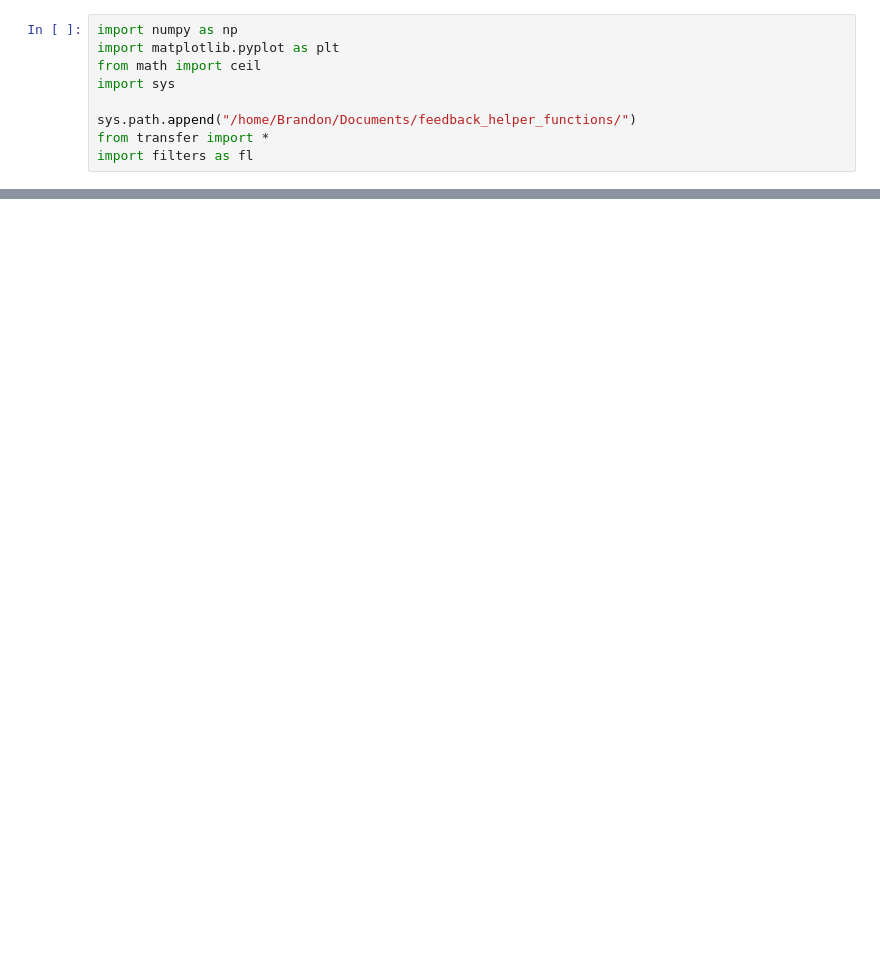
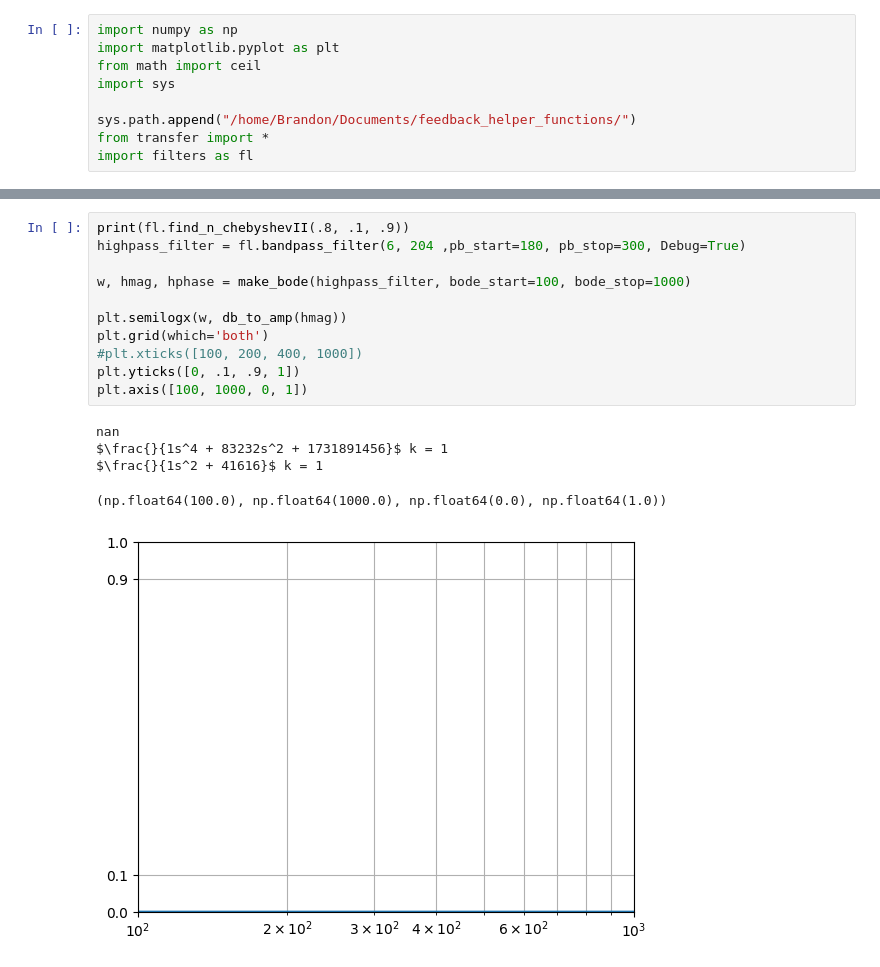
Before and after one commit to Brandon-Vetter/feedback_helper_functions, a Jupyter notebook: chekov_filter.ipynb, the cells around one changed output, grey strips where cells are left out. Saved outputs shown, nothing was run; the diff lists cells and outputs as text; blank space fills up the shorter version.

```diff
--- a/chekov_filter.ipynb
+++ b/chekov_filter.ipynb
@@ -43,0 +186,17 @@ $\frac{1}{1.0s^4 + 0.9836356304188945s^3 + 1.483769526714788s^2 + 0.775242018446
+# %%
+print(fl.find_n_chebyshevII(.8, .1, .9))
+highpass_filter = fl.bandpass_filter(6, 204 ,pb_start=180, pb_stop=300, Debug=True)
+
+w, hmag, hphase = make_bode(highpass_filter, bode_start=100, bode_stop=1000)
+
+plt.semilogx(w, db_to_amp(hmag))
+plt.grid(which='both')
+#plt.xticks([100, 200, 400, 1000])
+plt.yticks([0, .1, .9, 1])
+plt.axis([100, 1000, 0, 1])
+# %% [output]
+nan
+$\frac{}{1s^4 + 83232s^2 + 1731891456}$ k = 1
+$\frac{}{1s^2 + 41616}$ k = 1
+(np.float64(100.0), np.float64(1000.0), np.float64(0.0), np.float64(1.0))
+[figure, added]
```
Also changed, not shown: parts of 5 cells of this notebook, 2 other files.
